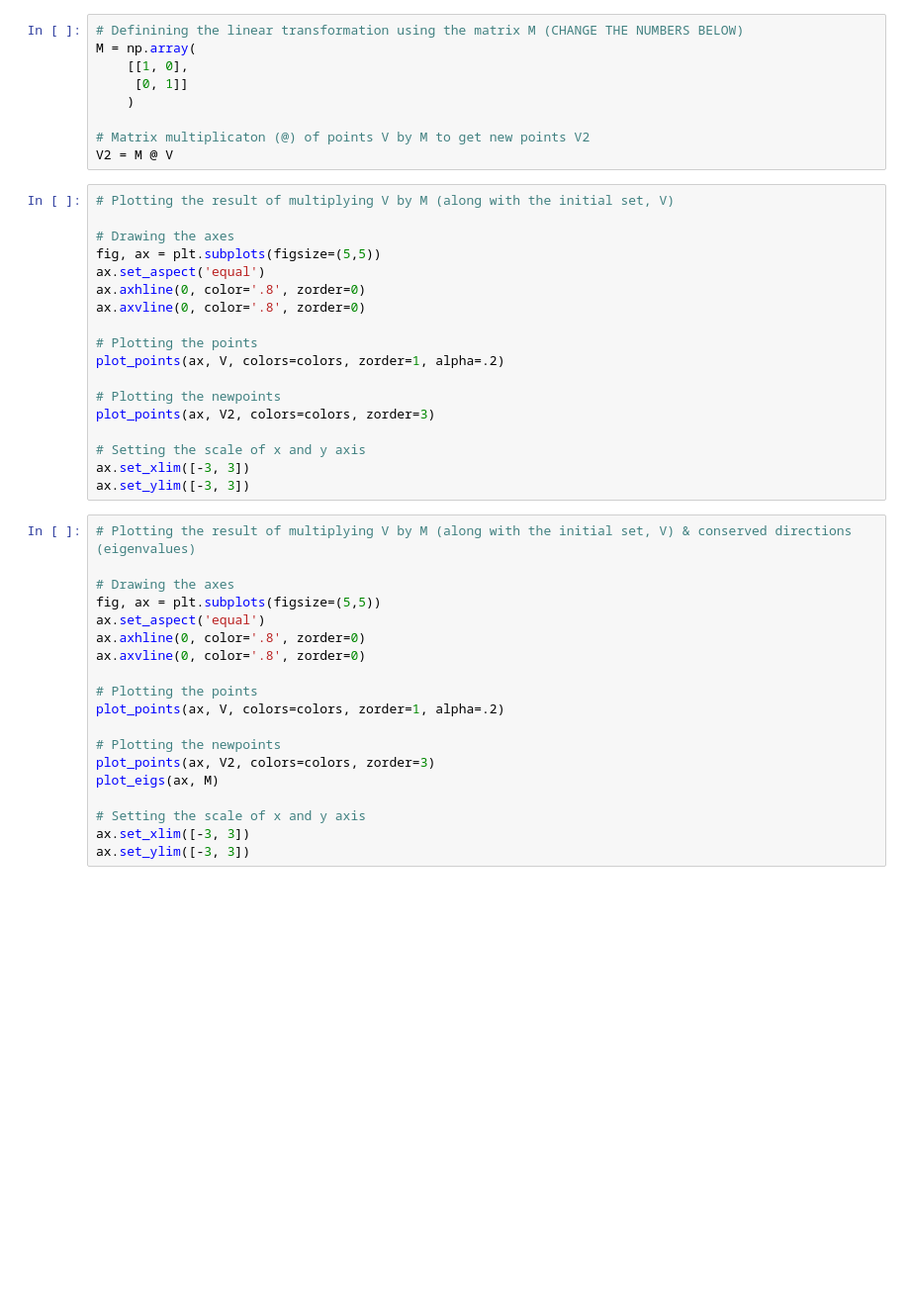
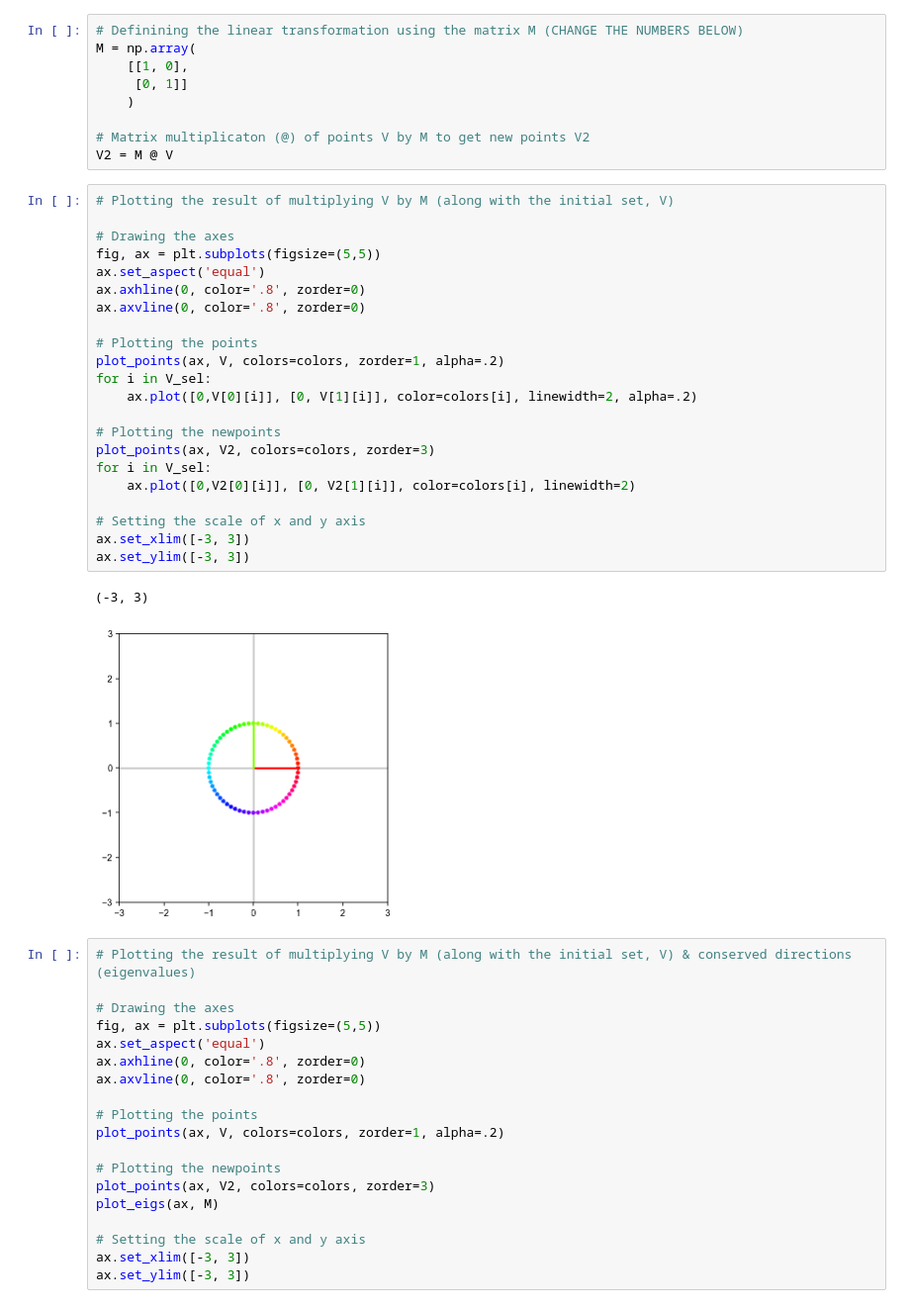
Before and after one commit to badralbanna/FCLChonnatsci, a Jupyter notebook: Linear Transformations in 2D.ipynb, the cells around one changed output. Shown: that part at 99% size. Cells and saved outputs as stored; diff of their text form; blank space fills up the shorter version.

```diff
--- a/Linear Transformations in 2D.ipynb
+++ b/Linear Transformations in 2D.ipynb
@@ -86,21 +123,28 @@ V2 = M @ V
 # %%
 # Plotting the result of multiplying V by M (along with the initial set, V)
 
 # Drawing the axes
 fig, ax = plt.subplots(figsize=(5,5))
 ax.set_aspect('equal')
 ax.axhline(0, color='.8', zorder=0)
 ax.axvline(0, color='.8', zorder=0)
 
 # Plotting the points
 plot_points(ax, V, colors=colors, zorder=1, alpha=.2)
+for i in V_sel:
+    ax.plot([0,V[0][i]], [0, V[1][i]], color=colors[i], linewidth=2, alpha=.2)
 
 # Plotting the newpoints
 plot_points(ax, V2, colors=colors, zorder=3)
+for i in V_sel:
+    ax.plot([0,V2[0][i]], [0, V2[1][i]], color=colors[i], linewidth=2)
 
 # Setting the scale of x and y axis
 ax.set_xlim([-3, 3])
 ax.set_ylim([-3, 3])
+# %% [output]
+(-3, 3)
+[figure, added]
 # %%
 # Plotting the result of multiplying V by M (along with the initial set, V) & conserved directions (eigenvalues)
 
```
Also changed, not shown: parts of 4 cells of this notebook, 1 other file.
